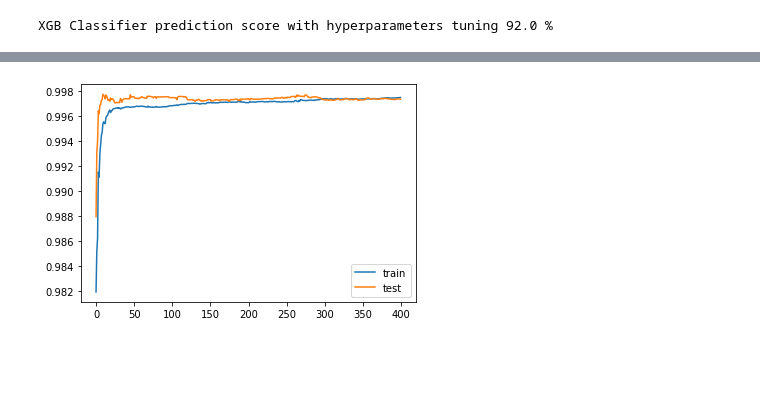
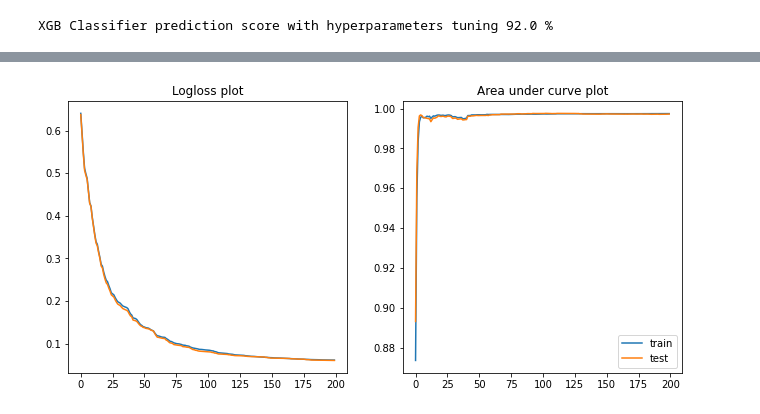
Before and after one commit to munas-git/Gender-classification, a Jupyter notebook: gender-classification.ipynb, the cells around one changed output, grey strips where cells are left out. Drawn from its saved outputs; the diff is of its cells as text; code cells hidden in the pictures; blank space fills up the shorter version.

Commit message:
XGBClassifier hyperparameters tuning complete

```diff
--- a/gender-classification.ipynb
+++ b/gender-classification.ipynb
@@ -363,5 +378,7 @@ XGBClassifier(base_score=0.5, booster='gbtree', colsample_bylevel=1,
 # %%
-XGB_classifier = XGBClassifier(colsample_bytree=0.6, gamma=0, learning_rate=0.01, max_depth=3, n_estimators=400, subsample=0.8)
+#XGBClassifier trained with tuned hyper-paraeters
+
+XGB_tuned_classifier = XGBClassifier(colsample_bytree=0.3, gamma=1, learning_rate=0.01, max_depth=7, n_estimators=200, subsample=1, eval_metric= 'logloss')
 # %%
-XGB_classifier.fit(x_train,y_train)
+XGB_tuned_classifier.fit(x_train,y_train)
 # %% [output]
@@ -406,9 +424,16 @@ results = XGB_classifier.evals_result()
-# %%
-plt.plot(results['validation_0']['auc'], label='train')
-plt.plot(results['validation_1']['auc'], label='test')
-# show the legend
-plt.legend()
-# show the plot
-plt.show()
-# %% [output]
-[figure, removed]
+# %%
+plt.figure(figsize=(11,5))
+plt.subplot(1,2,1)
+plt.title('Logloss plot')
+plt.plot(results['validation_0']['logloss'], label='train')
+plt.plot(results['validation_1']['logloss'], label='test')
+
+plt.subplot(1,2,2)
+plt.title('Area under curve plot')
+plt.plot(results['validation_0']['auc'], label='train')
+plt.plot(results['validation_1']['auc'], label='test')
+
+plt.legend()
+plt.show()
+# %% [output]
+[figure, added]
```
Also changed, not shown: parts of 12 cells of this notebook.
